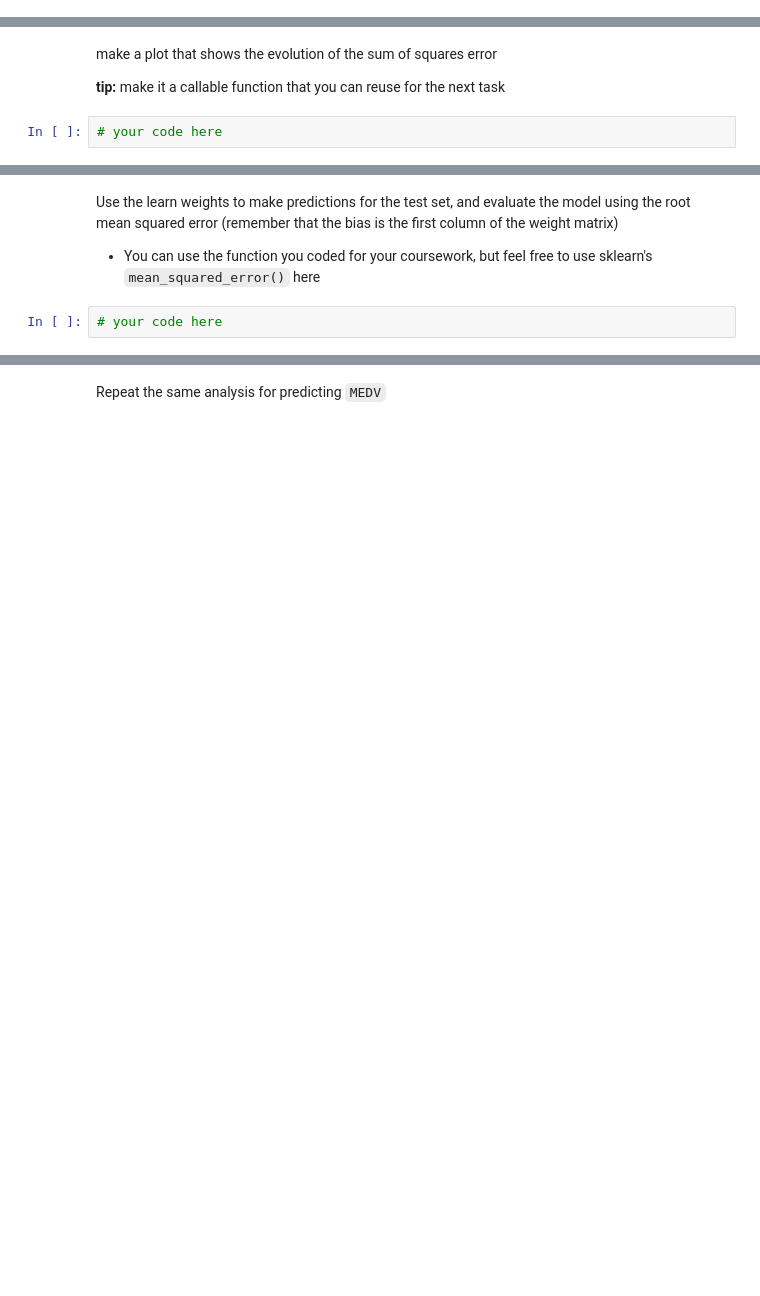
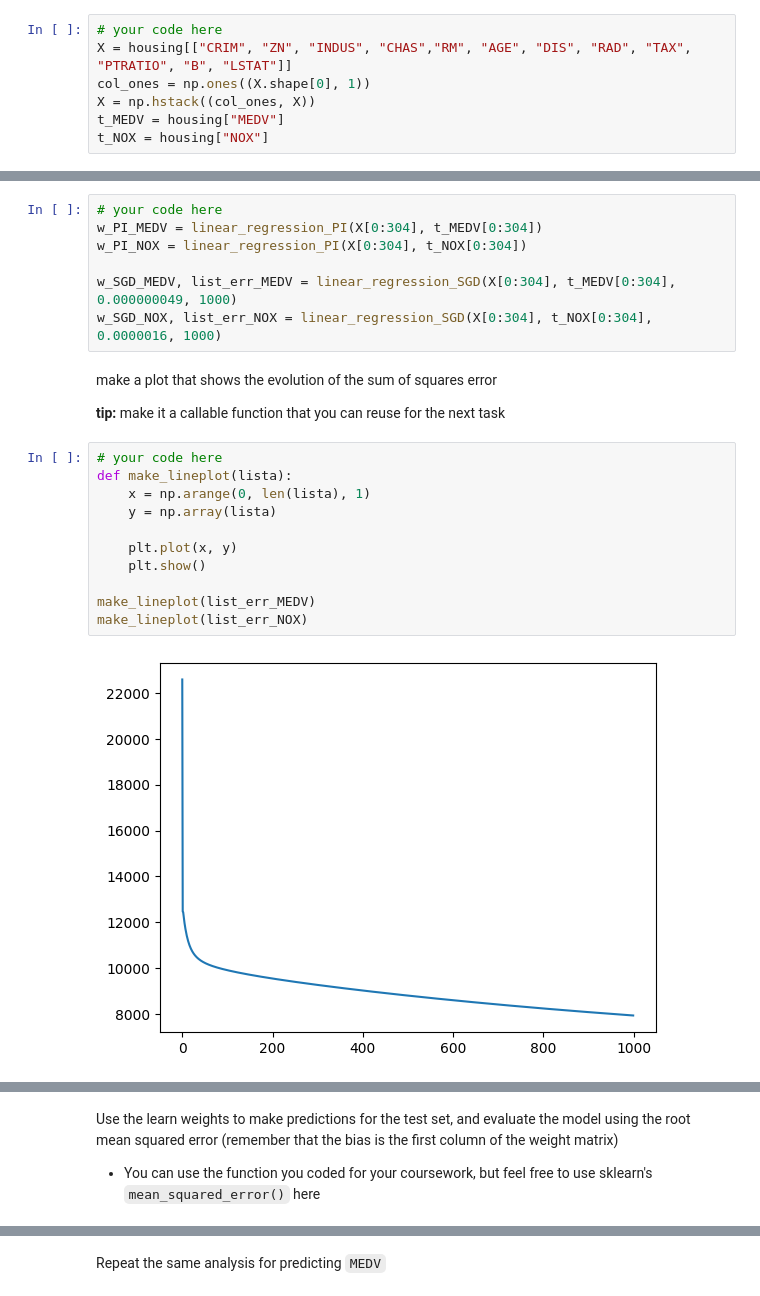
Before and after one commit to davi-dressler/fgv_tacd, a Jupyter notebook: fgv-class-2026-Lab1-Linear_Regression/Lab 04 -- Linear Regression.ipynb, the cells around one changed output, grey strips where cells are left out. Saved outputs shown, nothing was run; the diff lists cells and outputs as text; blank space fills up the shorter version.

```diff
--- a/fgv-class-2026-Lab1-Linear_Regression/Lab 04 -- Linear Regression.ipynb
+++ b/fgv-class-2026-Lab1-Linear_Regression/Lab 04 -- Linear Regression.ipynb
@@ -138,2 +181,9 @@ First you will have to prepare the data:
+# %%
+# your code here
+X = housing[["CRIM", "ZN", "INDUS", "CHAS","RM", "AGE", "DIS", "RAD", "TAX", "PTRATIO", "B", "LSTAT"]]
+col_ones = np.ones((X.shape[0], 1))
+X = np.hstack((col_ones, X))
+t_MEDV = housing["MEDV"]
+t_NOX = housing["NOX"]
 # %% [markdown]
 Now use the functions you coded to learn the weights!
@@ -142,6 +190,24 @@ Now use the functions you coded to learn the weights!
+# %%
+# your code here
+w_PI_MEDV = linear_regression_PI(X[0:304], t_MEDV[0:304])
+w_PI_NOX = linear_regression_PI(X[0:304], t_NOX[0:304])
+
+w_SGD_MEDV, list_err_MEDV = linear_regression_SGD(X[0:304], t_MEDV[0:304], 0.000000049, 1000)
+w_SGD_NOX, list_err_NOX = linear_regression_SGD(X[0:304], t_NOX[0:304], 0.0000016, 1000)
 # %% [markdown]
 make a plot that shows the evolution of the sum of squares error
 
 **tip:** make it a callable function that you can reuse for the next task
-# %%
-# your code here
+# %%
+# your code here
+def make_lineplot(lista):
+    x = np.arange(0, len(lista), 1)
+    y = np.array(lista)
+
+    plt.plot(x, y)
+    plt.show()
+
+make_lineplot(list_err_MEDV)
+make_lineplot(list_err_NOX)
+# %% [output]
+[figure, added]
@@ -148,5 +215,3 @@ make a plot that shows the evolution of the sum of squares error
 # %% [markdown]
 Use the learn weights to make predictions for the test set, and evaluate the model using the root mean squared error (remember that the bias is the first column of the weight matrix)
 - You can use the function you coded for your coursework, but feel free to use sklearn's `mean_squared_error()` here
-# %%
-# your code here
```
Also changed, not shown: parts of 26 cells of this notebook.
